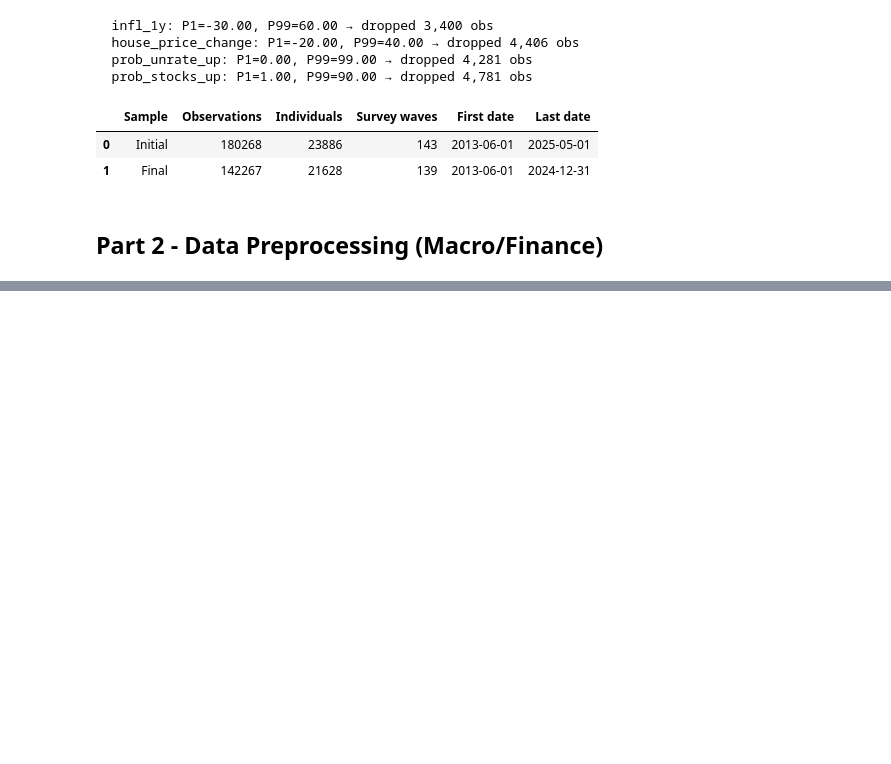
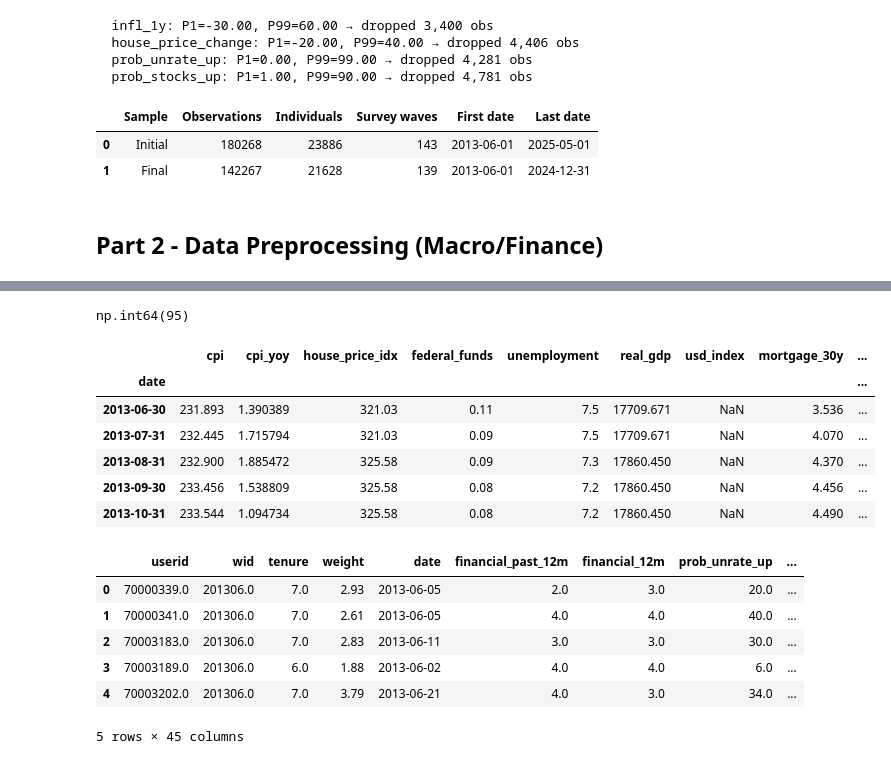
Before and after one commit to MHS17-NHH/FIE463-V26, a Jupyter notebook: data/solution.ipynb, the cells around one changed output, grey strips where cells are left out. Drawn from its saved outputs; the diff is of its cells as text; code cells hidden in the pictures; blank space fills up the shorter version.

Commit message:
Parts 1 and 2 started

```diff
--- a/data/solution.ipynb
+++ b/data/solution.ipynb
@@ -168,0 +179,10 @@ display(summary)
+# %%
+# Yahoo finance data: Previously downloaded in Python
+
+DATA_PATH = "./data"
+
+wti   = pd.read_csv(f'{DATA_PATH}/wti_crude_oil.csv', parse_dates=['date'], index_col='date')
+sp500 = pd.read_csv(f'{DATA_PATH}/sp500.csv', parse_dates=['date'], index_col='date')
+
+display(wti.head())
+display(sp500.head())
@@ -168,0 +204,22 @@ display(summary)
+# %%
+# Monthly finance data
+# Month-end levels
+wti_m   = wti.resample("ME").last()
+sp500_m = sp500.resample("ME").last()
+
+# Optional: monthly percentage returns (for later features)
+wti_m["wti_ret"]    = wti_m["wti_crude_oil"].pct_change()
+sp500_m["sp500_ret"] = sp500_m["sp500"].pct_change()
+
+# Limit to the date range of the survey data
+start_date = df['date'].min()
+date_range = pd.date_range(start=start_date, end=df['date'].max(), freq='ME')
+wti_m   = wti_m.reindex(date_range)
+sp500_m = sp500_m.reindex(date_range)
+
+# Apply timing rule: at month t we only use info up to end of month t-1 → shift by 1 month
+wti_m   = wti_m.shift(1)
+sp500_m = sp500_m.shift(1)
+
+display(wti_m.head())
+display(sp500_m.head())
@@ -168,0 +315,30 @@ display(summary)
+# %%
+macro_all['usd_index'].isna().sum()
+# %% [output]
+np.int64(95)
+# %%
+# Merge macro and finance data
+macro_all = macro_all.join(wti_m, how="outer")
+macro_all = macro_all.join(sp500_m, how="outer")
+
+macro_all = macro_all.sort_index()
+display(macro_all.head())
+
+# Merge macro and finance data to SCE
+sce_data = df.join(macro_all, how="outer")
+display(sce_data.head())
+# %% [output]
+|  | cpi | cpi_yoy | house_price_idx | federal_funds | unemployment | real_gdp | usd_index | mortgage_30y | ... |
+| date |  |  |  |  |  |  |  |  | ... |
+| 2013-06-30 | 231.893 | 1.390389 | 321.03 | 0.11 | 7.5 | 17709.671 | NaN | 3.536 | ... |
+| 2013-07-31 | 232.445 | 1.715794 | 321.03 | 0.09 | 7.5 | 17709.671 | NaN | 4.070 | ... |
+| 2013-08-31 | 232.900 | 1.885472 | 325.58 | 0.09 | 7.3 | 17860.450 | NaN | 4.370 | ... |
+| 2013-09-30 | 233.456 | 1.538809 | 325.58 | 0.08 | 7.2 | 17860.450 | NaN | 4.456 | ... |
+| 2013-10-31 | 233.544 | 1.094734 | 325.58 | 0.08 | 7.2 | 17860.450 | NaN | 4.490 | ... |
+|  | userid | wid | tenure | weight | date | financial_past_12m | financial_12m | prob_unrate_up | ... |
+| 0 | 70000339.0 | 201306.0 | 7.0 | 2.93 | 2013-06-05 | 2.0 | 3.0 | 20.0 | ... |
+| 1 | 70000341.0 | 201306.0 | 7.0 | 2.61 | 2013-06-05 | 4.0 | 4.0 | 40.0 | ... |
+| 2 | 70003183.0 | 201306.0 | 7.0 | 2.83 | 2013-06-11 | 3.0 | 3.0 | 30.0 | ... |
+| 3 | 70003189.0 | 201306.0 | 6.0 | 1.88 | 2013-06-02 | 4.0 | 4.0 | 6.0 | ... |
+| 4 | 70003202.0 | 201306.0 | 7.0 | 3.79 | 2013-06-21 | 4.0 | 3.0 | 34.0 | ... |
+5 rows × 45 columns
```
Also changed, not shown: parts of 6 cells of this notebook, 2 other files.
